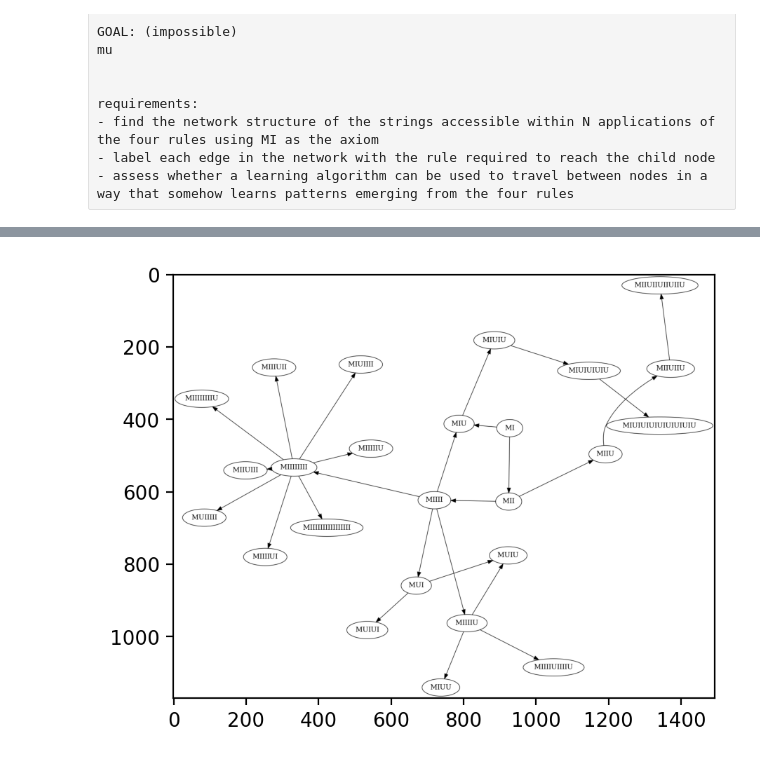
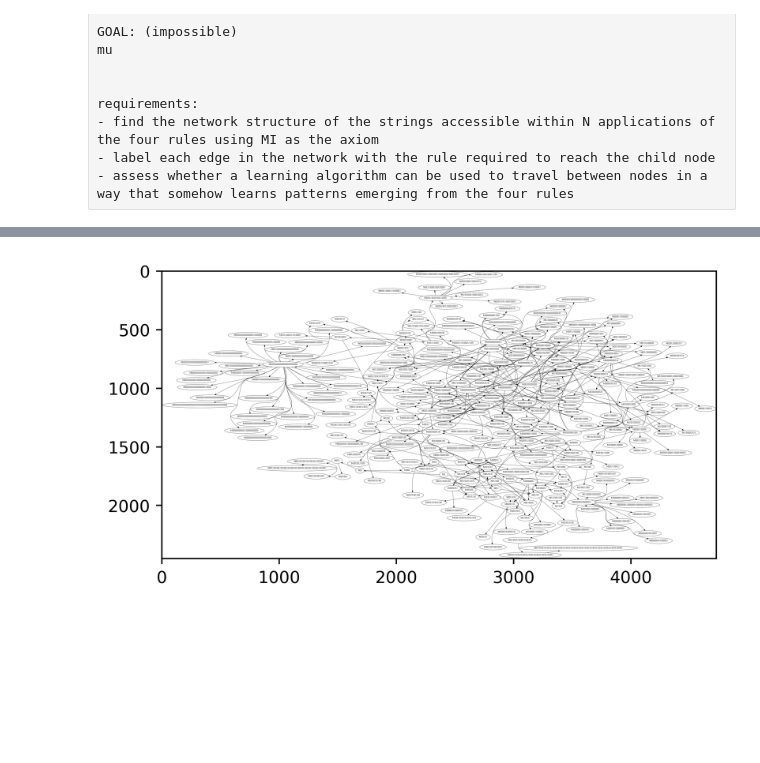
Before and after one commit to teerev/hofstadter-miu-puzzle, a Jupyter notebook: miu.ipynb, the cells around one changed output, grey strips where cells are left out. Saved outputs shown, nothing was run; the diff lists cells and outputs as text; code cells hidden in the pictures; blank space fills up the shorter version.

```diff
--- a/miu.ipynb
+++ b/miu.ipynb
@@ -177,8 +177,8 @@ def discover_local_network(string, num_steps):
 
         i+=1
 
-    adj = dict()
-    adj['nodes'] = nodes
-    adj['edges'] = edges
+    network = dict()
+    network['nodes'] = nodes
+    network['edges'] = edges
 
-    return adj
+    return network
@@ -252,0 +185,7 @@ adj
+# %%
+network = discover_local_network('MI', num_steps=5)
+
+adj = pd.DataFrame(0, index = network['nodes'], columns=network['nodes'])
+
+for edge in network['edges']:
+    adj.loc[edge[1], edge[0]] = 1
@@ -252,0 +205,19 @@ adj
+# %%
+# plot the nodes visited in the random traversal above
+
+plt.rcParams['figure.dpi'] = 400
+
+dag = pgv.AGraph(directed=True, overlap='false', splines='true')
+
+for node in network['nodes']:
+    dag.add_node(node)
+
+for edge in network['edges']:
+    dag.add_edge(edge)
+
+dag.layout(prog='fdp')  #neato, dot, twopi, circo, fdp, nop, wc, acyclic, gvpr, gvcolor, ccomps, sccmap, tred, sfdp, unflatten.
+dag.draw('dag.png')
+
+img = mpimg.imread('dag.png')
+plt.imshow(img)
+plt.show()
@@ -253,26 +226,26 @@ adj
 # %%
 # plot the nodes visited in the random traversal above
 
-plt.rcParams['figure.dpi'] = 200
+plt.rcParams['figure.dpi'] = 500
 
 dag = pgv.AGraph(directed=True, overlap='false', splines='true')
 
 for node in adj.index:
     dag.add_node(node)
 
 for index in adj.index:
     for child in adj.columns:
         for parent in adj.index[adj[child] == True]:
             dag.add_edge(child, parent)
 
 dag.layout(prog='fdp')  #neato, dot, twopi, circo, fdp, nop, wc, acyclic, gvpr, gvcolor, ccomps, sccmap, tred, sfdp, unflatten.
 dag.draw('dag.png')
 
 img = mpimg.imread('dag.png')
 plt.imshow(img)
 plt.show()
 # %% [output]
-[figure, old version]
+[figure, new version]
 # %%
 #   def get_options(string):
 #
```
Also changed, not shown: parts of 5 cells of this notebook.
